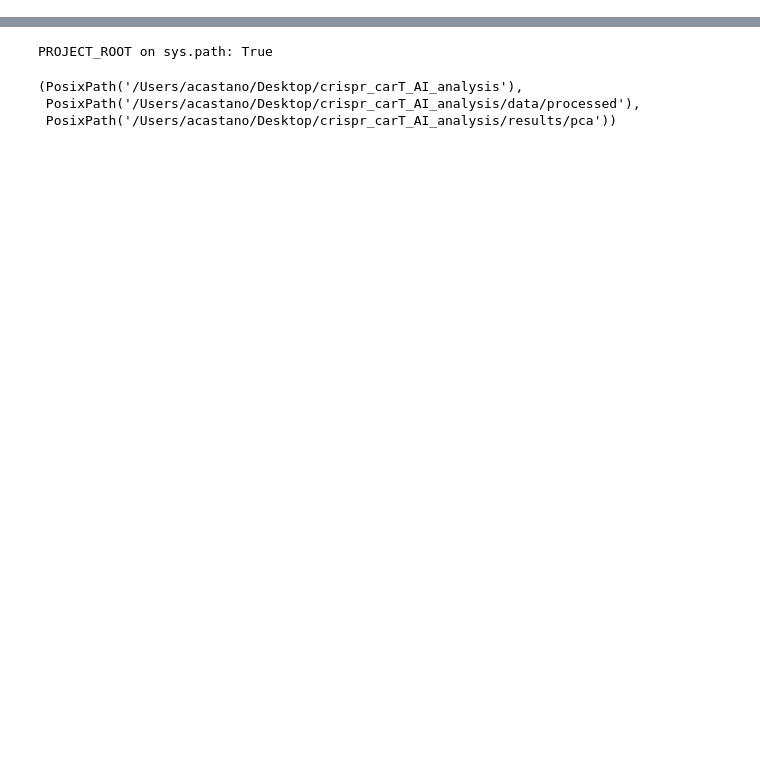
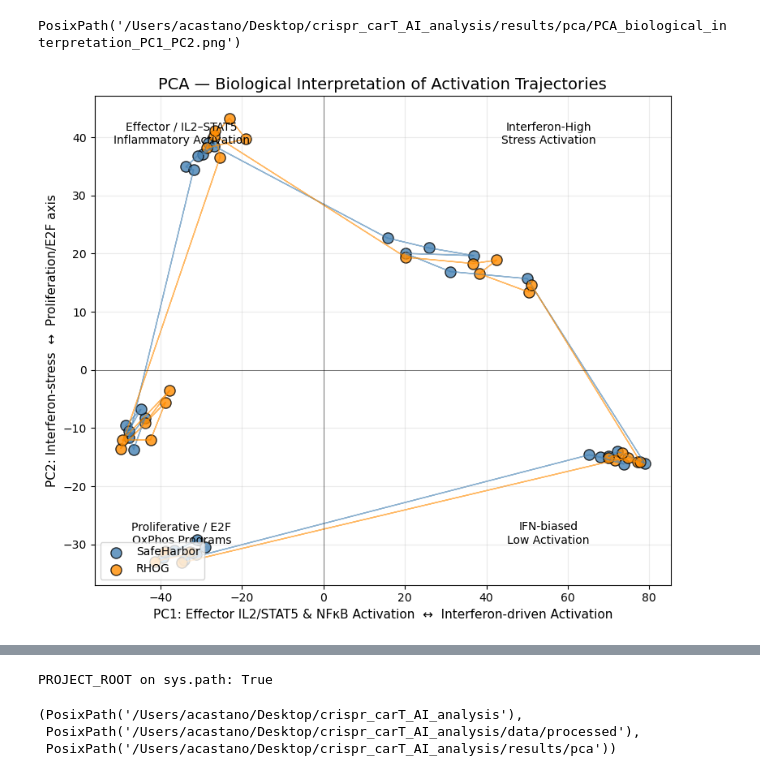
Before and after one commit to AnaBioAI/crispr_carT_AI_analysis, a Jupyter notebook: notebooks/A01_crispr_cart_pca_summary.ipynb/A01_crispr_cart_pca_summary.ipynb, the cells around one changed output, grey strips where cells are left out. Saved outputs shown, nothing was run; the diff lists cells and outputs as text; code cells hidden in the pictures; blank space fills up the shorter version.

Commit message:
Add PCA summary, UMAP analysis, pathway enrichments, DE results, and utilities update

```diff
--- a/notebooks/A01_crispr_cart_pca_summary.ipynb/A01_crispr_cart_pca_summary.ipynb
+++ b/notebooks/A01_crispr_cart_pca_summary.ipynb/A01_crispr_cart_pca_summary.ipynb
@@ -12,0 +81,7 @@
+# %%
+#Cell 1 – Load expression + metadata + mapping,
+# Preferred if you already created this once:
+expr_symbol = pd.read_parquet(PROCESSED_DIR / "expr_logcpm_symbol.parquet")
+metadata    = pd.read_csv(PROCESSED_DIR / "metadata_samples.csv", index_col=0)
+
+expr_symbol.shape, metadata.shape
@@ -12,0 +90,19 @@
+# %%
+#Cell 2 Run PCAand save outputs
+scores_df, loadings_df, explained_df, pca = run_pca(
+    expr_symbol,
+    n_components=20,
+    center=True,
+    scale=False,
+    random_state=0,
+)
+
+scores_df.head(), loadings_df.shape, explained_df.head()
+
+#Optional other modules can load
+save_pca_results(
+    scores_df=scores_df,
+    loadings_df=loadings_df,
+    explained_df=explained_df,
+    out_dir=PCA_RESULTS_DIR,
+)
@@ -12,0 +136,4 @@
+# %%
+#Cell 4  – Build meta_pca (used for biology figure)
+meta_pca = metadata.join(scores_df[["PC1", "PC2"]], how="left")
+meta_pca.head()
@@ -12,0 +224,7 @@
+# %%
+#Cell 6 – Call the biological figure once
+bio_pca_path = plot_biological_pca_pc1_pc2(meta_pca)
+bio_pca_path
+# %% [output]
+PosixPath('/Users/acastano/Desktop/crispr_carT_AI_analysis/results/pca/PCA_biological_interpretation_PC1_PC2.png')
+[figure, added]
```
Also changed, not shown: parts of 27 cells of this notebook, 25 other files.
